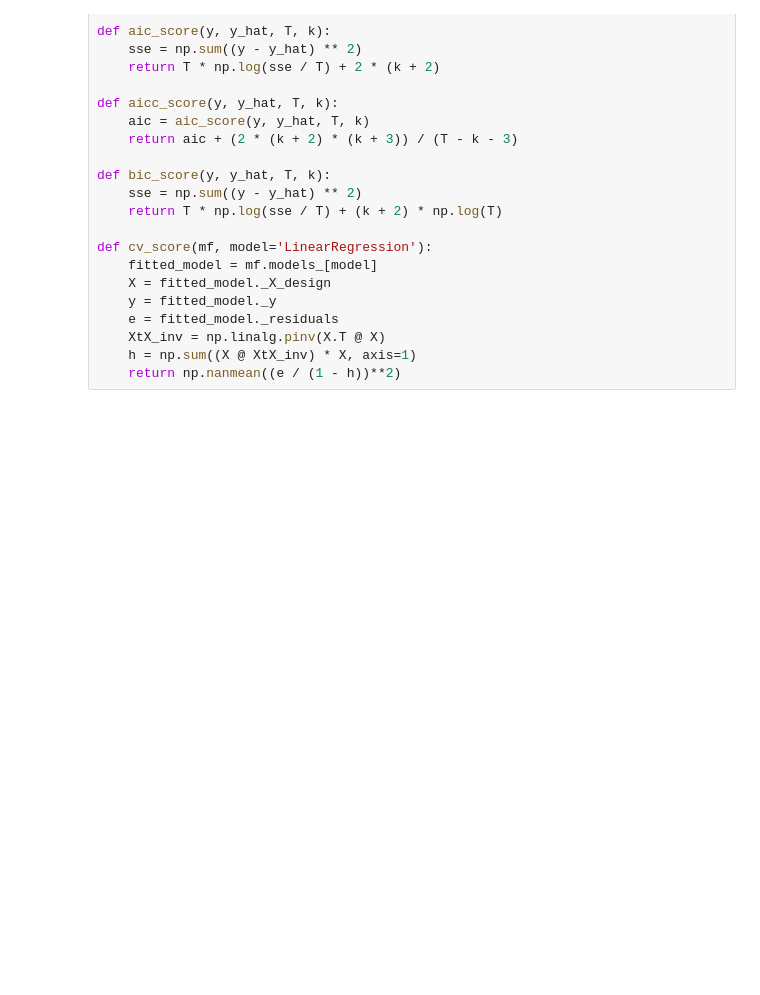
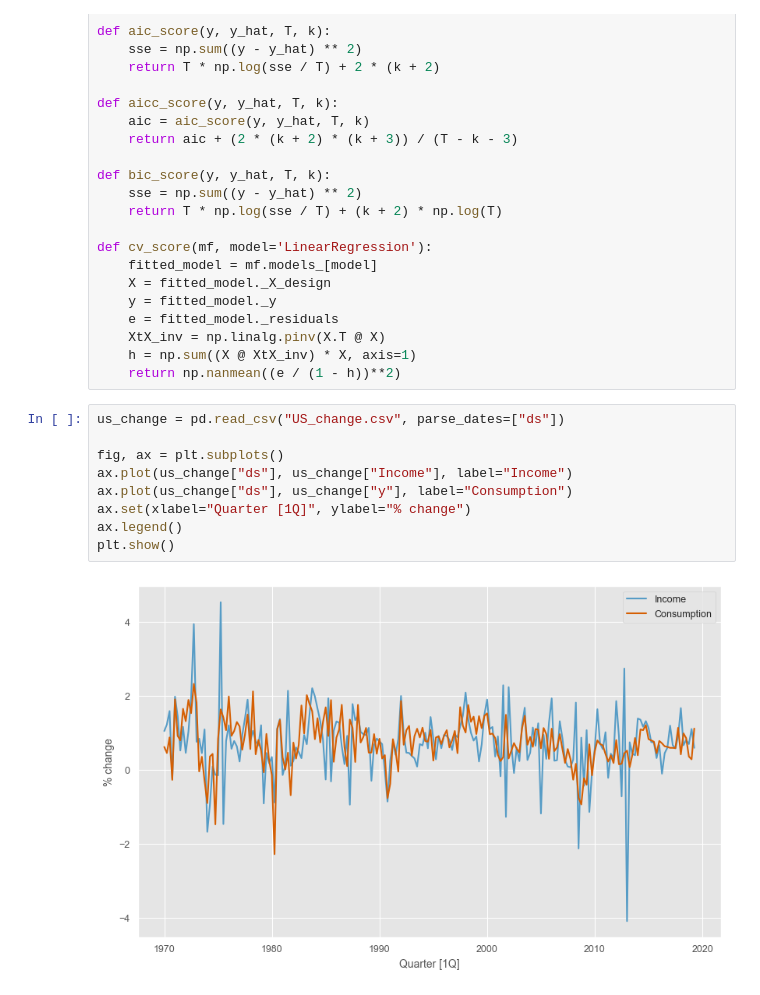
Before and after one commit to DavidGuzzi/TSA, a Jupyter notebook: Forecasting Principles and Practice 3rd/pythonic_way/7.ipynb, the cells around one changed output. Cells and saved outputs as stored; diff of their text form; blank space fills up the shorter version.

```diff
--- a/Forecasting Principles and Practice 3rd/pythonic_way/7.ipynb
+++ b/Forecasting Principles and Practice 3rd/pythonic_way/7.ipynb
@@ -175,3 +175,14 @@ def cv_score(mf, model='LinearRegression'):
     XtX_inv = np.linalg.pinv(X.T @ X)
     h = np.sum((X @ XtX_inv) * X, axis=1)
     return np.nanmean((e / (1 - h))**2)
+# %%
+us_change = pd.read_csv("US_change.csv", parse_dates=["ds"])
+
+fig, ax = plt.subplots()
+ax.plot(us_change["ds"], us_change["Income"], label="Income")
+ax.plot(us_change["ds"], us_change["y"], label="Consumption")
+ax.set(xlabel="Quarter [1Q]", ylabel="% change")
+ax.legend()
+plt.show()
+# %% [output]
+[figure, added]
```
Also changed, not shown: parts of 7 cells of this notebook.
